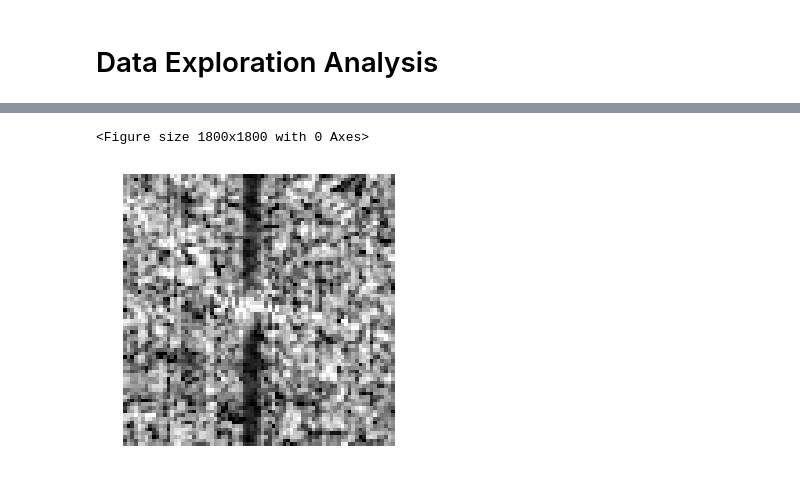
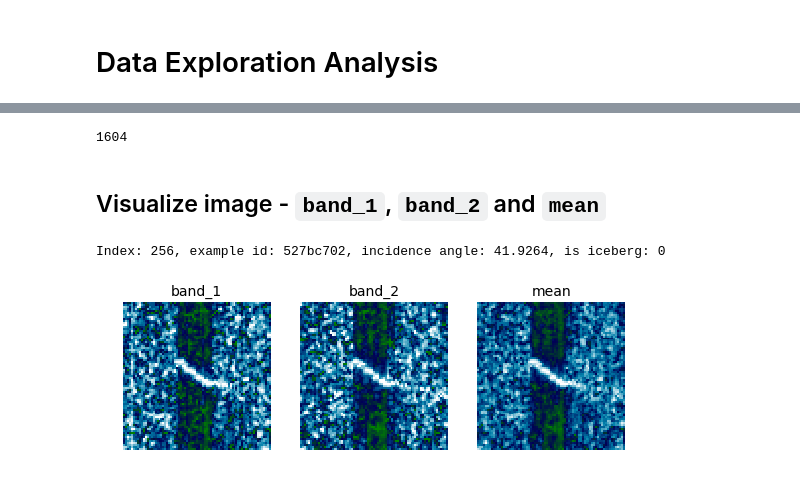
Before and after one commit to markokole/Statoil-Iceberg-Classifier-Challenge, a Jupyter notebook: DEA/First analysis.ipynb, the cells around one changed output, grey strips where cells are left out. Saved outputs shown, nothing was run; the diff lists cells and outputs as text; code cells hidden in the pictures.

Commit message:
created the class, showing mean of band_1 and band_2 of random example

```diff
--- a/DEA/First analysis.ipynb
+++ b/DEA/First analysis.ipynb
@@ -11,3 +14,3 @@ from matplotlib.pyplot import figure, imshow, axis
 # %%
 with open('../data/processed/train.json') as f:
-    data = json.load(f)
+    train_data = json.load(f)
@@ -35,3 +16,0 @@ data[0]["inc_angle"]
-# %%
-is_iceberg=data[0]["is_iceberg"]
-print(is_iceberg)
@@ -53,10 +17,4 @@ show_image(image=first_reshape, cmap='gray', title=title)
-# %%
-from sklearn.preprocessing import MinMaxScaler
-scaler = MinMaxScaler(feature_range=(0, 255))
-scaler.fit(first_reshape)
-image_scaled = scaler.transform(first_reshape)
-# %%
-show_image(image=image_scaled, cmap='gray')
-# %% [output]
-<Figure size 1800x1800 with 0 Axes>
-[figure, removed]
+# %%
+len(train_data)
+# %% [output]
+1604
@@ -62,0 +66,8 @@ show_image(image=image_scaled, cmap='gray')
+# %% [markdown]
+## Visualize image - `band_1`, `band_2` and `mean`
+# %%
+im = image_manipulation(data=train_data)
+im.show_example(index=256, cmap="ocean") #index 1603 is max
+# %% [output]
+Index: 256, example id: 527bc702, incidence angle: 41.9264, is iceberg: 0
+[figure, added]
```
Also changed, not shown: parts of 10 cells of this notebook.
